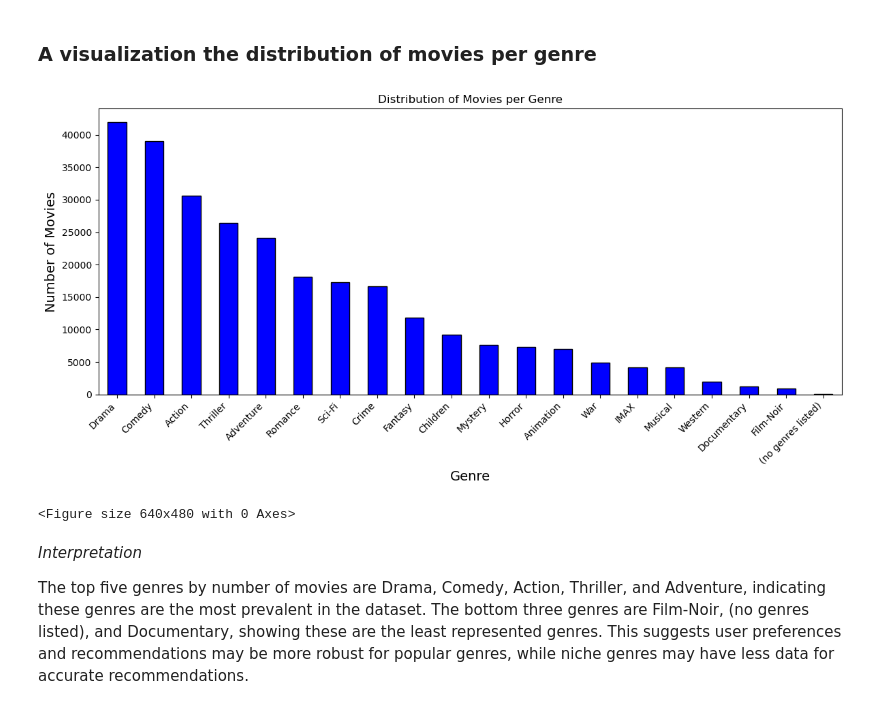
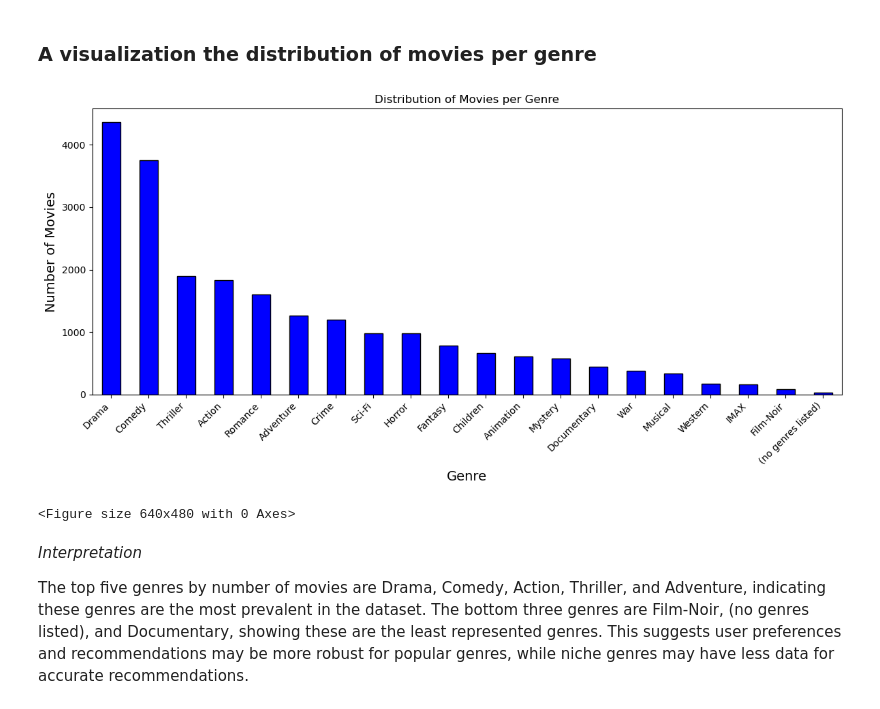
Before and after one commit to dantegaucho/Movie-recommendation-system, a Jupyter notebook: index.ipynb, the cells around one changed output. Cells and saved outputs as stored; diff of their text form; code cells hidden in the pictures.

```diff
--- a/index.ipynb
+++ b/index.ipynb
@@ -84,7 +109,3 @@ movie_df.head()
 | 2 | 3 | Grumpier Old Men | Comedy|Romance | 1995 |
 | 3 | 4 | Waiting to Exhale | Comedy|Drama|Romance | 1995 |
 | 4 | 5 | Father of the Bride Part II | Comedy | 1995 |
-# %%
-# make genres an array
-movie_df['genres'] = movie_df['genres'].str.split('|')
-movie_df.head()
@@ -107,0 +112,12 @@ ratings_df.head()
+# %%
+# conert genres to an array
+movie_df['genres'] = movie_df['genres'].apply(lambda x: x if isinstance(x, list) else x.split('|'))
+# create a new dataframe with the genres as columns
+genres_df = pd.DataFrame(mlb.fit_transform(movie_df['genres']),
+                          columns=mlb.classes_,
+                          index=movie_df.index)
+# concatenate the genres dataframe with the movie dataframe
+movie_df = pd.concat([movie_df, genres_df], axis=1)
+# drop the genres column
+movie_df = movie_df.drop(columns=['genres'])
+movie_df.head()
@@ -156,20 +170,21 @@ movie_ratings_df.isnull().sum(). sum()
 # %% [markdown]
 ### A visualization the distribution of movies per genre
 # %%
-# plot the distribution of movie per genre
-genre_counts = movie_ratings_df['genres'].explode().value_counts()
+# plot the distribution of movies per genre
+genre_counts = genres_df.sum().sort_values(ascending=False)
 
 plt.figure(figsize=(12, 6))
 genre_counts.plot(kind='bar', color='blue', edgecolor='black')
 plt.title('Distribution of Movies per Genre')
 plt.xlabel('Genre', fontsize=14)
 plt.ylabel('Number of Movies', fontsize=14)
 plt.xticks(rotation=45, ha='right')
 plt.tight_layout()
 plt.show()
+# Save the figure after showing it
 plt.savefig('genre_distribution.png')
 # %% [output]
-[figure, old version]
+[figure, new version]
 <Figure size 640x480 with 0 Axes>
 # %% [markdown]
 *Interpretation*
```
Also changed, not shown: parts of 28 cells of this notebook.
